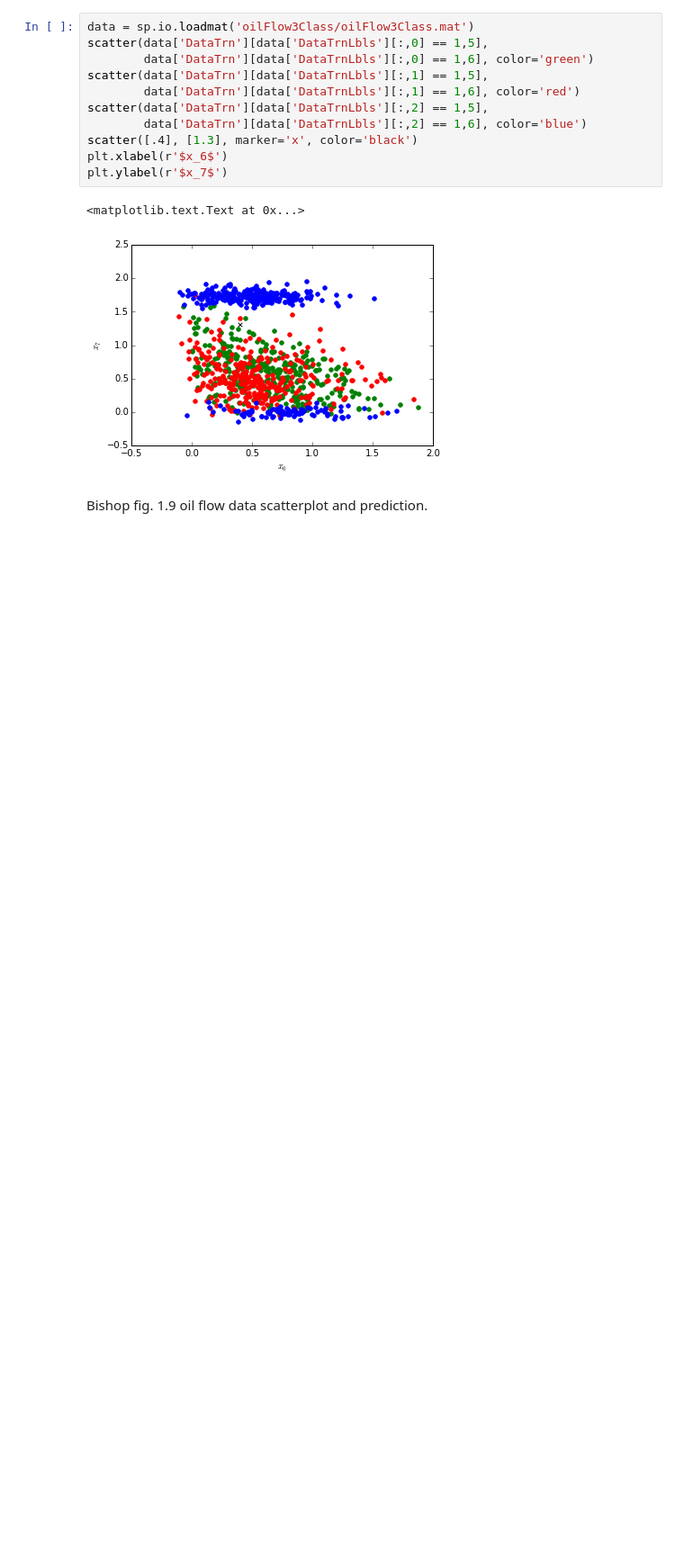
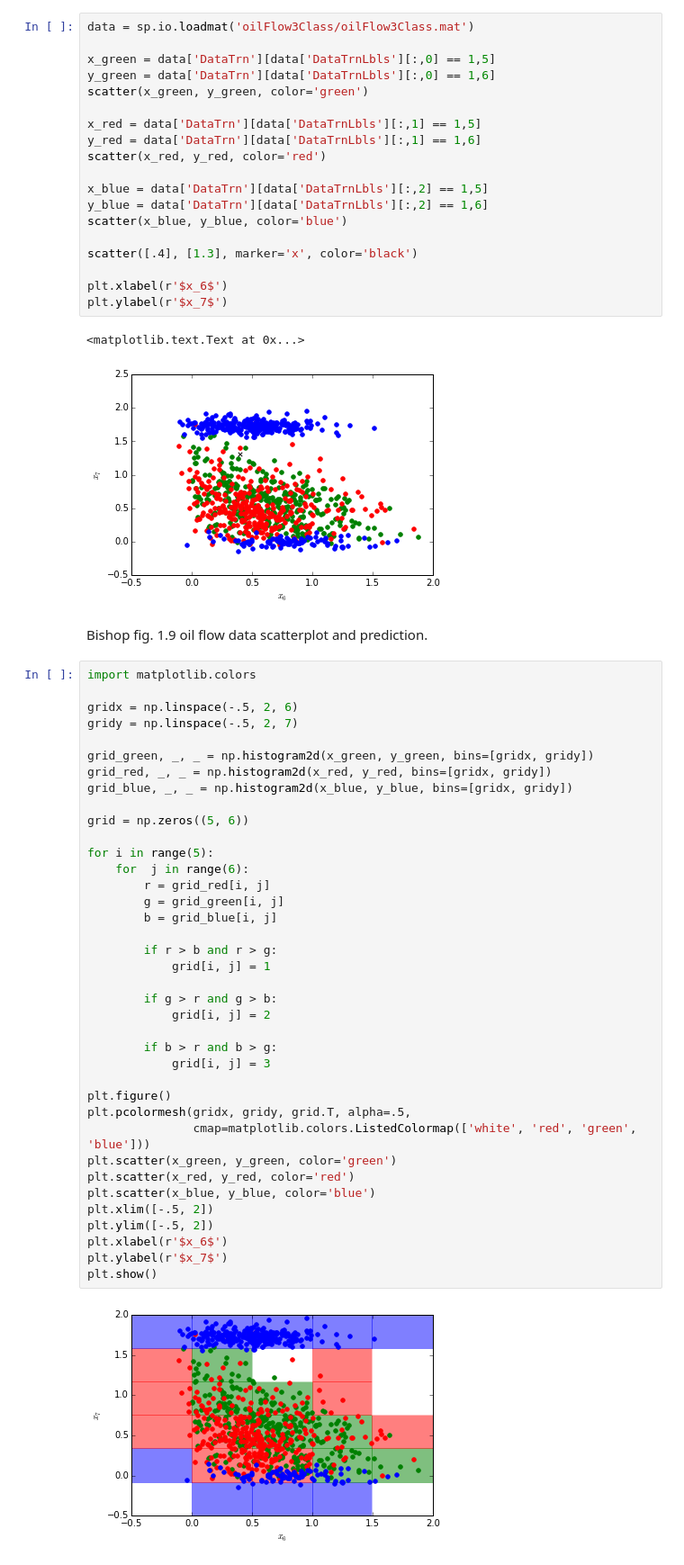
Before and after one commit to andrely/ipython-notebooks, a Jupyter notebook: Bishop - chapter 1.ipynb, the cells around one changed output. Shown at 90% size. Drawn from its saved outputs; the diff is of its cells as text; blank space fills up the shorter version.

Commit message:
More plots.

```diff
--- a/Bishop - chapter 1.ipynb
+++ b/Bishop - chapter 1.ipynb
@@ -644,13 +644,21 @@ ax.set_ylabel(r'$t$')
 Bishop Fig. 1.16 predictive distribution of Bayesian curve fitting.
 # %%
 data = sp.io.loadmat('oilFlow3Class/oilFlow3Class.mat')
-scatter(data['DataTrn'][data['DataTrnLbls'][:,0] == 1,5],
-        data['DataTrn'][data['DataTrnLbls'][:,0] == 1,6], color='green')
-scatter(data['DataTrn'][data['DataTrnLbls'][:,1] == 1,5],
-        data['DataTrn'][data['DataTrnLbls'][:,1] == 1,6], color='red')
-scatter(data['DataTrn'][data['DataTrnLbls'][:,2] == 1,5],
-        data['DataTrn'][data['DataTrnLbls'][:,2] == 1,6], color='blue')
+
+x_green = data['DataTrn'][data['DataTrnLbls'][:,0] == 1,5]
+y_green = data['DataTrn'][data['DataTrnLbls'][:,0] == 1,6]
+scatter(x_green, y_green, color='green')
+
+x_red = data['DataTrn'][data['DataTrnLbls'][:,1] == 1,5]
+y_red = data['DataTrn'][data['DataTrnLbls'][:,1] == 1,6]
+scatter(x_red, y_red, color='red')
+
+x_blue = data['DataTrn'][data['DataTrnLbls'][:,2] == 1,5]
+y_blue = data['DataTrn'][data['DataTrnLbls'][:,2] == 1,6]
+scatter(x_blue, y_blue, color='blue')
+
 scatter([.4], [1.3], marker='x', color='black')
+
 plt.xlabel(r'$x_6$')
 plt.ylabel(r'$x_7$')
 # %% [output]
@@ -658,3 +666,43 @@ plt.ylabel(r'$x_7$')
 [figure]
 # %% [markdown]
 Bishop fig. 1.9 oil flow data scatterplot and prediction.
+# %%
+import matplotlib.colors
+
+gridx = np.linspace(-.5, 2, 6)
+gridy = np.linspace(-.5, 2, 7)
+
+grid_green, _, _ = np.histogram2d(x_green, y_green, bins=[gridx, gridy])
+grid_red, _, _ = np.histogram2d(x_red, y_red, bins=[gridx, gridy])
+grid_blue, _, _ = np.histogram2d(x_blue, y_blue, bins=[gridx, gridy])
+
+grid = np.zeros((5, 6))
+
+for i in range(5):
+    for  j in range(6):
+        r = grid_red[i, j]
+        g = grid_green[i, j]
+        b = grid_blue[i, j]
+
+        if r > b and r > g:
+            grid[i, j] = 1
+
+        if g > r and g > b:
+            grid[i, j] = 2
+
+        if b > r and b > g:
+            grid[i, j] = 3
+
+plt.figure()
+plt.pcolormesh(gridx, gridy, grid.T, alpha=.5,
+               cmap=matplotlib.colors.ListedColormap(['white', 'red', 'green', 'blue']))
+plt.scatter(x_green, y_green, color='green')
+plt.scatter(x_red, y_red, color='red')
+plt.scatter(x_blue, y_blue, color='blue')
+plt.xlim([-.5, 2])
+plt.ylim([-.5, 2])
+plt.xlabel(r'$x_6$')
+plt.ylabel(r'$x_7$')
+plt.show()
+# %% [output]
+[figure, added]
```
Also changed, not shown: parts of 9 cells of this notebook.
